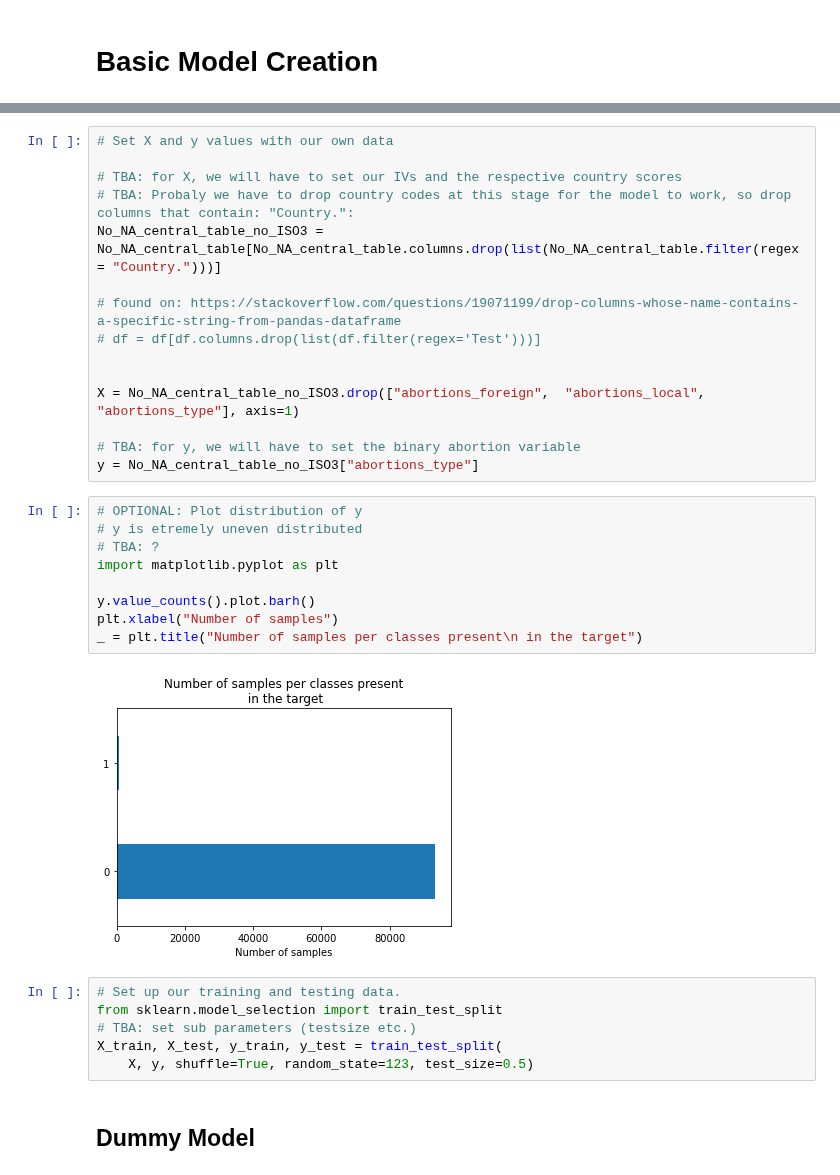
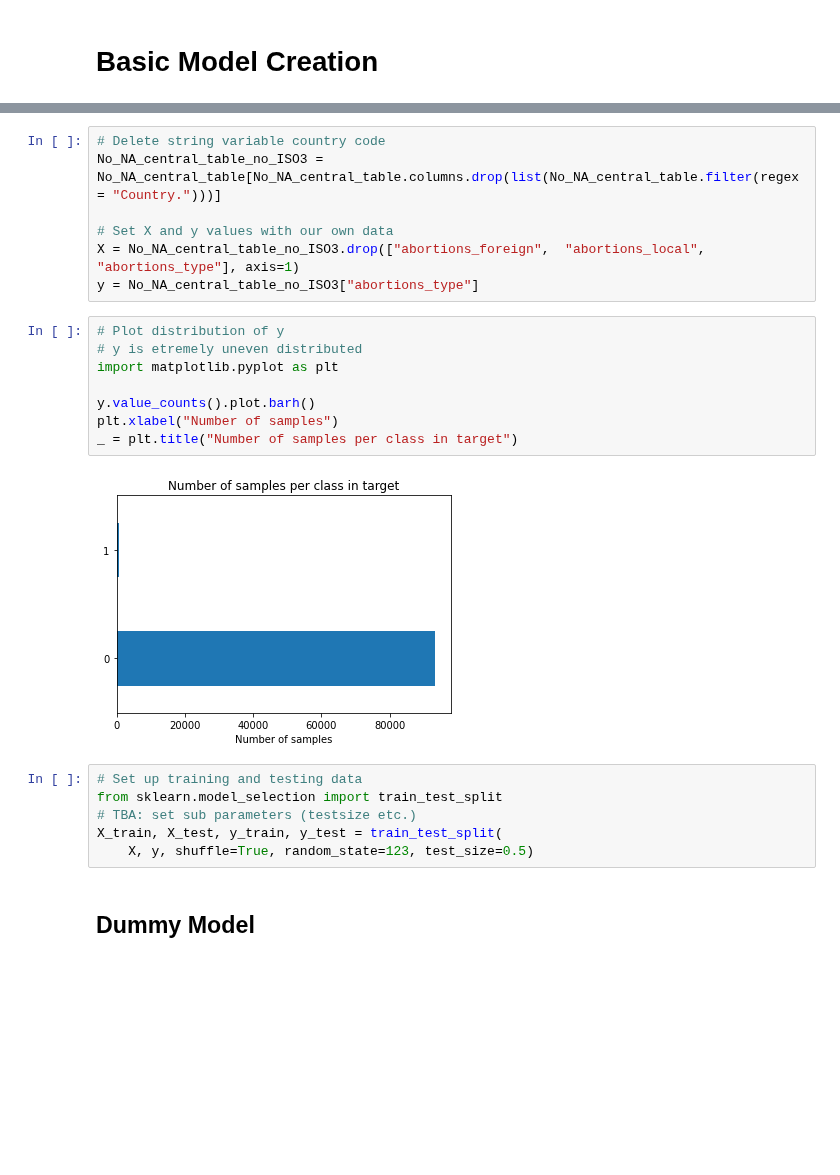
Before and after one commit to Alvaroguijarro97/ML_Group_Project, a Jupyter notebook: Dataframes_combined.ipynb, the cells around one changed output, grey strips where cells are left out. Saved outputs shown, nothing was run; the diff lists cells and outputs as text; blank space fills up the shorter version.

```diff
--- a/Dataframes_combined.ipynb
+++ b/Dataframes_combined.ipynb
@@ -448,31 +251,22 @@ files.download("No_NA_central_table.csv")
-# %%
-# Set X and y values with our own data
-
-# TBA: for X, we will have to set our IVs and the respective country scores
-# TBA: Probaly we have to drop country codes at this stage for the model to work, so drop columns that contain: "Country.":
-No_NA_central_table_no_ISO3 = No_NA_central_table[No_NA_central_table.columns.drop(list(No_NA_central_table.filter(regex = "Country.")))]
-
-# found on: https://stackoverflow.com/questions/19071199/drop-columns-whose-name-contains-a-specific-string-from-pandas-dataframe
-# df = df[df.columns.drop(list(df.filter(regex='Test')))]
-
-
-X = No_NA_central_table_no_ISO3.drop(["abortions_foreign",	"abortions_local",	"abortions_type"], axis=1)
-
-# TBA: for y, we will have to set the binary abortion variable
-y = No_NA_central_table_no_ISO3["abortions_type"]
+# %%
+# Delete string variable country code
+No_NA_central_table_no_ISO3 = No_NA_central_table[No_NA_central_table.columns.drop(list(No_NA_central_table.filter(regex = "Country.")))]
+
+# Set X and y values with our own data
+X = No_NA_central_table_no_ISO3.drop(["abortions_foreign",	"abortions_local",	"abortions_type"], axis=1)
+y = No_NA_central_table_no_ISO3["abortions_type"]
 # %%
-# OPTIONAL: Plot distribution of y
+# Plot distribution of y
 # y is etremely uneven distributed
-# TBA: ?
 import matplotlib.pyplot as plt
 
 y.value_counts().plot.barh()
 plt.xlabel("Number of samples")
-_ = plt.title("Number of samples per classes present\n in the target")
+_ = plt.title("Number of samples per class in target")
 # %% [output]
-[figure, old version]
+[figure, new version]
 # %%
-# Set up our training and testing data.
+# Set up training and testing data
 from sklearn.model_selection import train_test_split
 # TBA: set sub parameters (testsize etc.)
 X_train, X_test, y_train, y_test = train_test_split(
```
Also changed, not shown: parts of 30 cells of this notebook.
